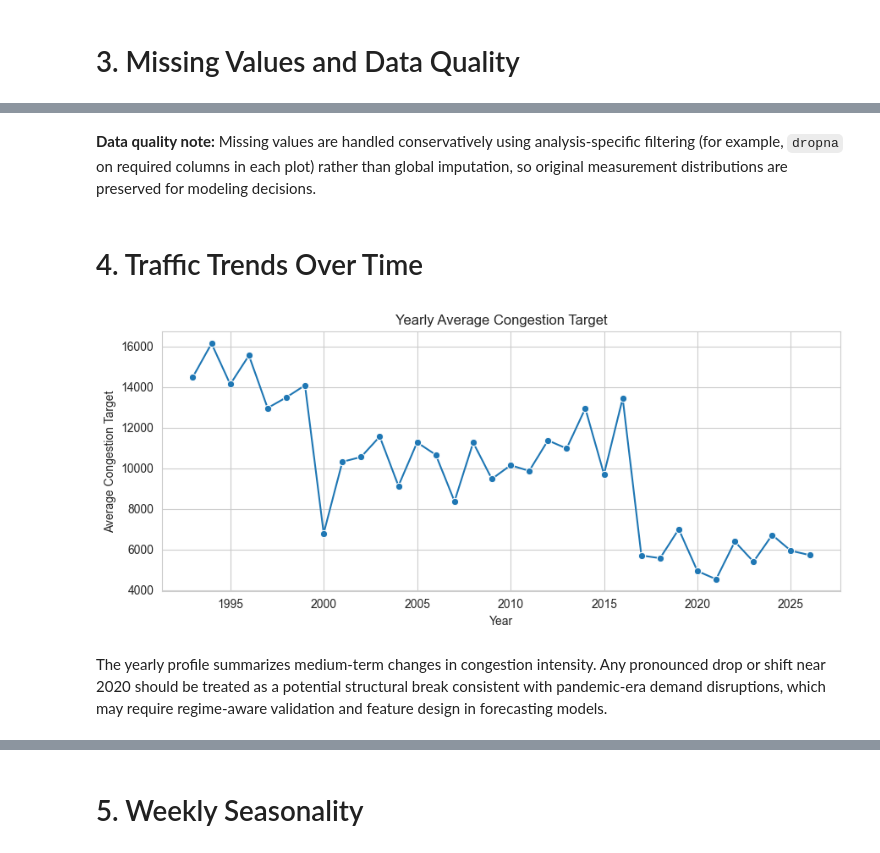
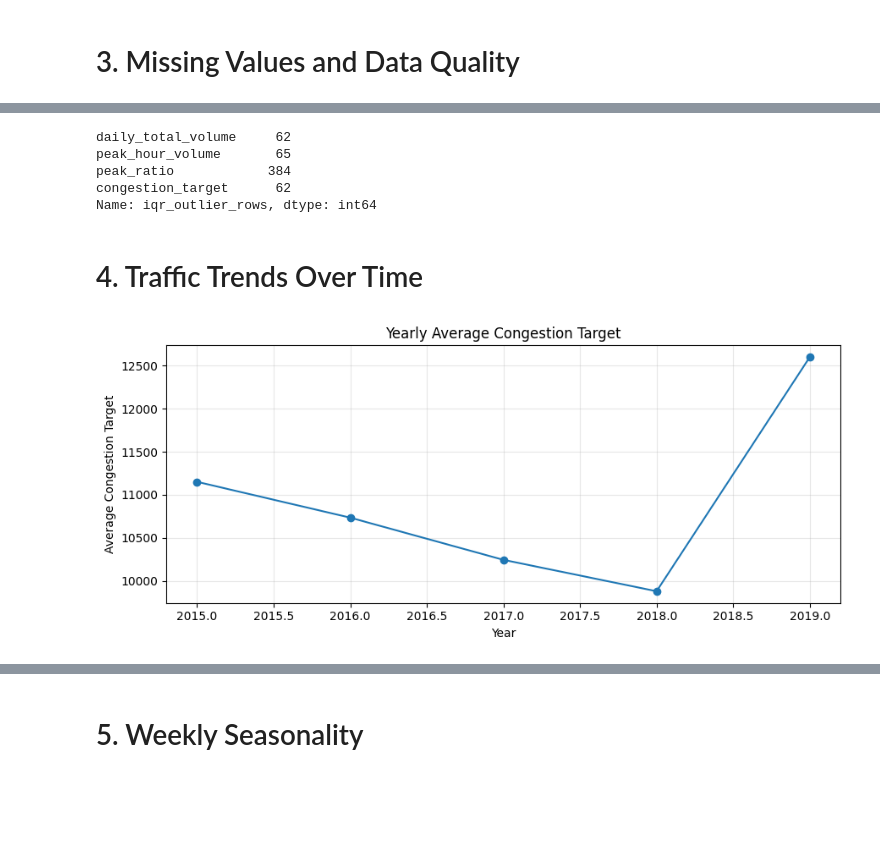
Before and after one commit to manavparikh19/unfc-capstone-traffic-forecasting, a Jupyter notebook: notebooks/03_eda_traffic_data.ipynb, the cells around one changed output, grey strips where cells are left out. Drawn from its saved outputs; the diff is of its cells as text; code cells hidden in the pictures; blank space fills up the shorter version.

```diff
--- a/notebooks/03_eda_traffic_data.ipynb
+++ b/notebooks/03_eda_traffic_data.ipynb
@@ -37,0 +7,27 @@ Columns:
+# %%
+from pathlib import Path
+
+import numpy as np
+import pandas as pd
+import matplotlib.pyplot as plt
+
+pd.set_option("display.max_columns", None)
+
+def find_repo_root(start: Path) -> Path:
+    for candidate in [start, *start.parents]:
+        if (candidate / "data").exists() and (candidate / "notebooks").exists():
+            return candidate
+    return start
+
+repo_root = find_repo_root(Path.cwd())
+data_path = repo_root / "data" / "processed" / "modeling_dataset_2015_2019.csv"
+
+if not data_path.exists():
+    raise FileNotFoundError(f"Missing {data_path}. Run notebooks/04_raw_preprocessing.ipynb first.")
+
+df = pd.read_csv(data_path)
+df["date"] = pd.to_datetime(df["date"], errors="coerce")
+
+print(f"Loaded dataset: {data_path}")
+print(f"Dataset shape: {df.shape[0]} rows x {df.shape[1]} columns")
+print("Columns:", df.columns.tolist())
@@ -95,28 +90,46 @@ else:
-# %% [markdown]
-**Data quality note:** Missing values are handled conservatively using analysis-specific filtering (for example, `dropna` on required columns in each plot) rather than global imputation, so original measurement distributions are preserved for modeling decisions.
+# %%
+def iqr_outlier_count(series: pd.Series) -> int:
+    x = series.dropna()
+    if x.empty:
+        return 0
+    q1 = x.quantile(0.25)
+    q3 = x.quantile(0.75)
+    iqr = q3 - q1
+    if iqr == 0:
+        return 0
+    lo = q1 - 1.5 * iqr
+    hi = q3 + 1.5 * iqr
+    return int(((x < lo) | (x > hi)).sum())
+
+outlier_report = {
+    c: iqr_outlier_count(df[c])
+    for c in ["daily_total_volume", "peak_hour_volume", "peak_ratio", "congestion_target"]
+    if c in df.columns
+}
+
+pd.Series(outlier_report, name="iqr_outlier_rows")
+# %% [output]
+daily_total_volume     62
+peak_hour_volume       65
+peak_ratio            384
+congestion_target      62
+Name: iqr_outlier_rows, dtype: int64
 # %% [markdown]
 # 4. Traffic Trends Over Time
 # %%
-df["count_date_start"] = pd.to_datetime(df["count_date_start"], errors="coerce")
-df["count_date_end"] = pd.to_datetime(df["count_date_end"], errors="coerce")
-
-df["year"] = df["count_date_start"].dt.year
-df["month"] = df["count_date_start"].dt.month
-
-yearly_congestion = (
-    df.dropna(subset=["year", "congestion_target"])
-    .groupby("year", as_index=False)["congestion_target"]
-    .mean()
+yearly = (
+    df.dropna(subset=["date", "congestion_target"])
+      .groupby(df["date"].dt.year, as_index=False)["congestion_target"]
+      .mean()
 )
 
 plt.figure(figsize=(9, 4))
-sns.lineplot(data=yearly_congestion, x="year", y="congestion_target", marker="o")
+plt.plot(yearly["date"], yearly["congestion_target"], marker="o")
 plt.title("Yearly Average Congestion Target")
 plt.xlabel("Year")
 plt.ylabel("Average Congestion Target")
+plt.grid(alpha=0.3)
 plt.tight_layout()
 plt.show()
 # %% [output]
-[figure, old version]
+[figure, new version]
-# %% [markdown]
-The yearly profile summarizes medium-term changes in congestion intensity. Any pronounced drop or shift near 2020 should be treated as a potential structural break consistent with pandemic-era demand disruptions, which may require regime-aware validation and feature design in forecasting models.
```
Also changed, not shown: parts of 32 cells of this notebook, 4 other files.
